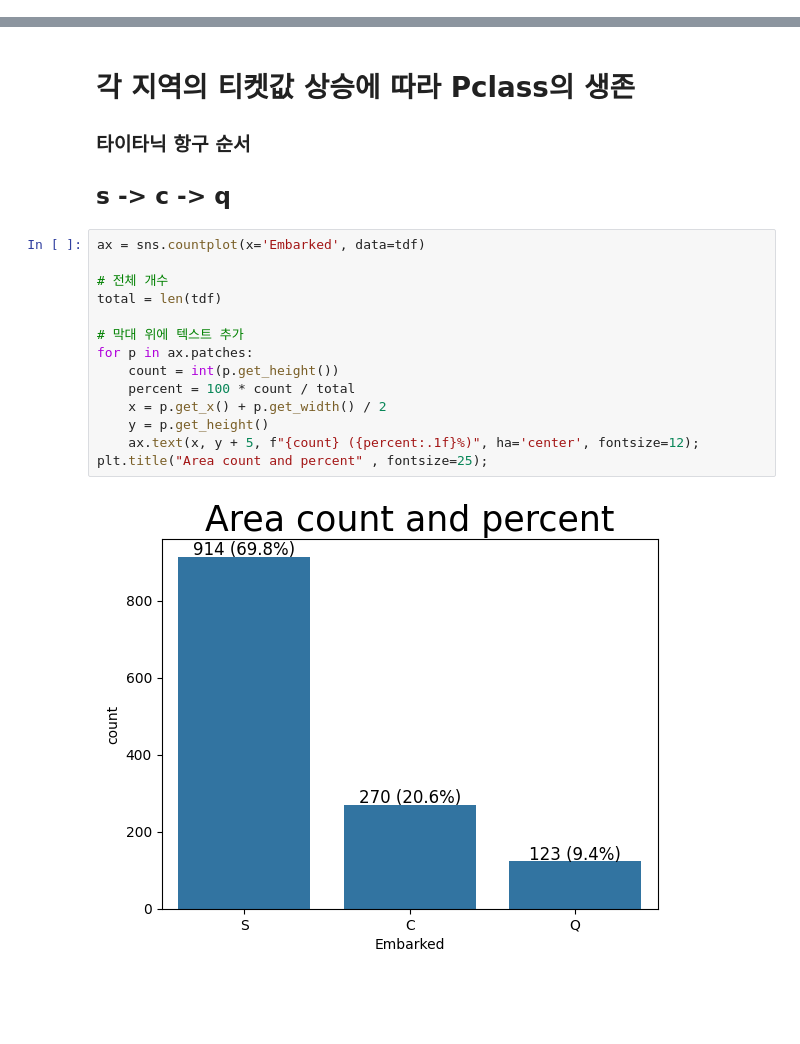
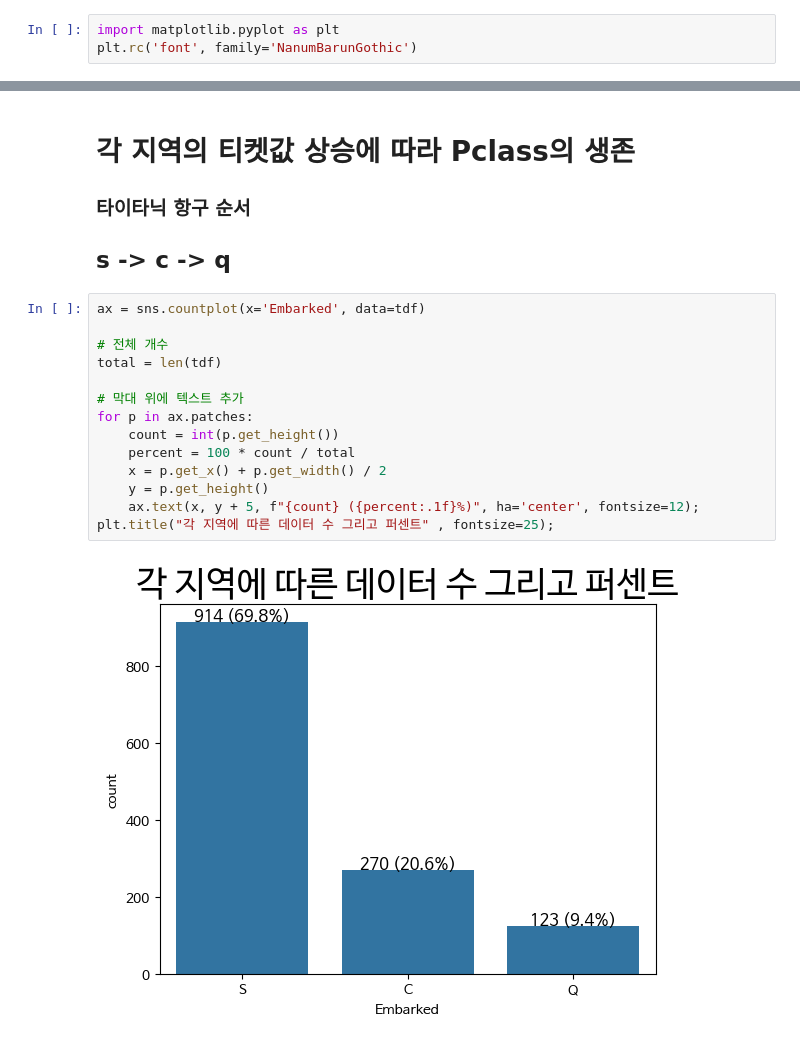
Before and after one commit to sjunc/2025-1-BigData-Team, a Jupyter notebook: analysis/김동혁_타이타닉.ipynb, the cells around one changed output, grey strips where cells are left out. Cells and saved outputs as stored; diff of their text form; blank space fills up the shorter version.

```diff
--- a/analysis/김동혁_타이타닉.ipynb
+++ b/analysis/김동혁_타이타닉.ipynb
@@ -5,6 +27,9 @@ import numpy as np
 import pandas as pd
 import matplotlib.pyplot as plt
 import seaborn as sns
+# %%
+import matplotlib.pyplot as plt
+plt.rc('font', family='NanumBarunGothic')
 # %%
 !git clone https://github.com/sjunc/2025-1-BigData-Team
 # %% [output]
@@ -131,19 +156,19 @@ plt.title("Acending Fare Pclass Survived" , fontsize=30);
 # %%
 ax = sns.countplot(x='Embarked', data=tdf)
 
 # 전체 개수
 total = len(tdf)
 
 # 막대 위에 텍스트 추가
 for p in ax.patches:
     count = int(p.get_height())
     percent = 100 * count / total
     x = p.get_x() + p.get_width() / 2
     y = p.get_height()
     ax.text(x, y + 5, f"{count} ({percent:.1f}%)", ha='center', fontsize=12);
-plt.title("Area count and percent" , fontsize=25);
+plt.title("각 지역에 따른 데이터 수 그리고 퍼센트" , fontsize=25);
 # %% [output]
-[figure, old version]
+[figure, new version]
 # %%
 # S 지역의 티켓 값의 증가에 대한 생환자들의 클래스 장소
 plt.figure(figsize=(25, 6))
```
Also changed, not shown: parts of 14 cells of this notebook.
